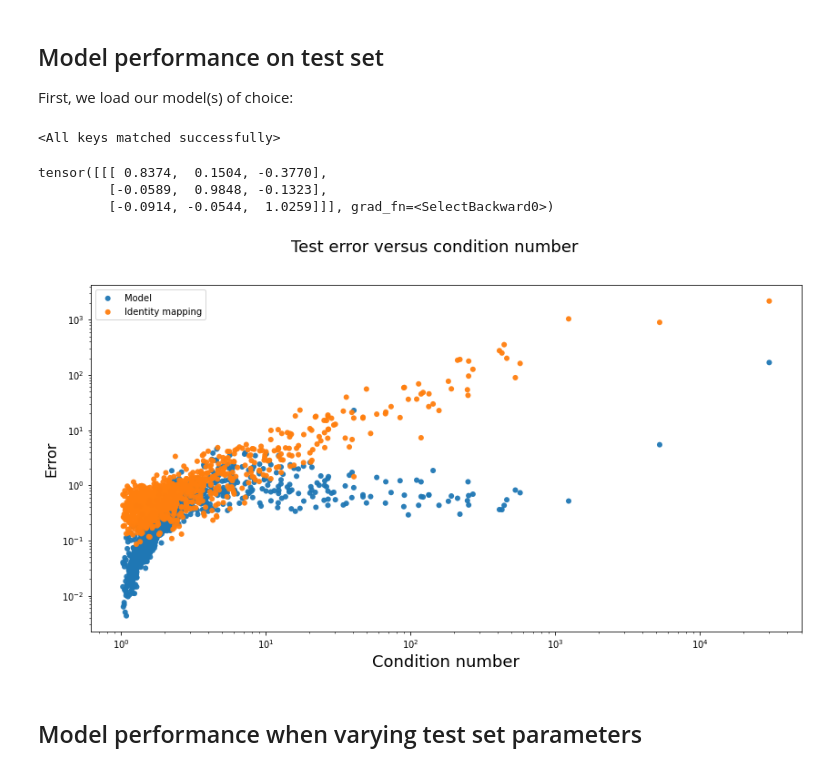
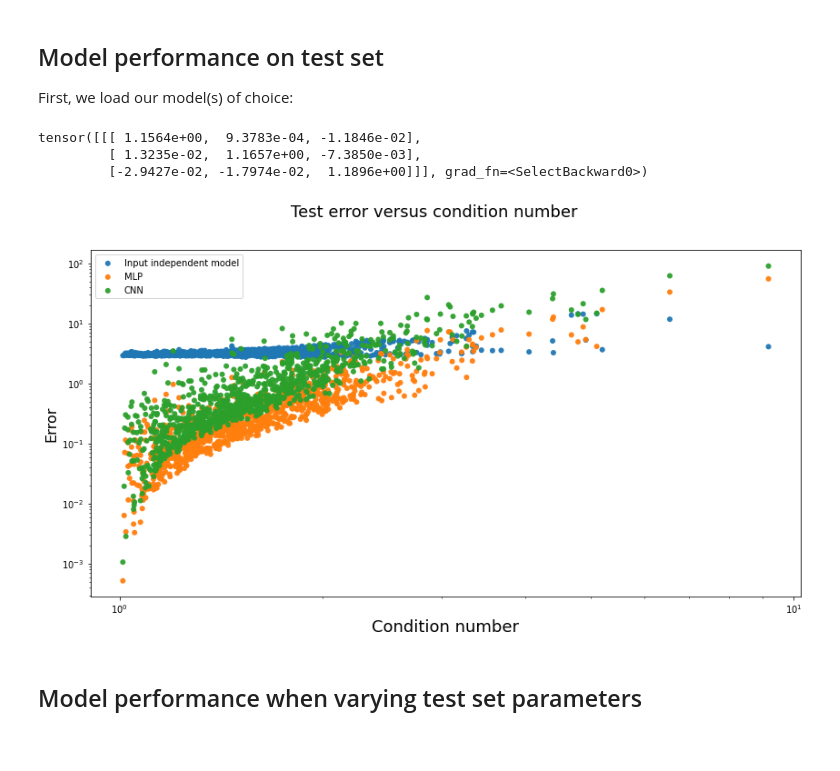
Before and after one commit to esa/neuralg, a Jupyter notebook: Model_Evaluation.ipynb, the cells around one changed output. Saved outputs shown, nothing was run; the diff lists cells and outputs as text; code cells hidden in the pictures.

```diff
--- a/Model_Evaluation.ipynb
+++ b/Model_Evaluation.ipynb
@@ -29,28 +31,33 @@ where the elements of $M$ are sampled independently from a standard normal distr
 # %%
 class MatrixTestSet():
     #Generate a test set of N matrices of dimension d.
-    #Eigenvalues for eact matrix are sampled from a d-variate normal distribution with mean vector mu and covariance matrix sigma
-    #Resulting matrices are generated via similarity transformatins using random matrices
-    def __init__(self,N,mu,sigma,d = 3,diagonal = False, triangular = False):
+    #Eigenvalues for each matrix are sampled from a d-variate normal distribution with mean vector mu and covariance matrix sigma
+    #Resulting matrices are generated via similarity transformatins using random matrices.
+    def __init__(self,N,mu,sigma,d = 3,diagonal = False, triangular = False, similar = True):
         self.d = d
         D = np.random.multivariate_normal(mu,sigma,size = (N,1))
         D =  np.eye(D.shape[2])*D[:,np.newaxis]
         if diagonal:
              self.X = torch.Tensor(D)
         elif triangular:
+            #This is not finished.
             #X = torch.Tensor(np.triu(np.random.randn(N,d,d)))
             #D = torch.Tensor(D)
-            #X[:,].fill_diagonal_(0)
+            #X[:,].fill_diagonal_(D)
             None
         else:
-            M = np.random.randn(N,1,d,d)
+            if similar:
+                M = np.random.randn(d,d)
+            else:
+                M = np.random.randn(N,1,d,d)
             X = np.matmul(np.matmul(M,D),np.linalg.inv(M))
             self.X = torch.Tensor(X)
+
         self.Y = torch.linalg.inv(self.X) #Could maybe expand to other operations
 
     def get_error(self,model):
         id = torch.eye(self.d)
-        return (torch.matmul(model(self.X),self.Y) - id).square().mean((2,3)).detach().numpy()
+        return (torch.matmul(model(self.X),self.Y) - id).square().sum((2,3)).detach().numpy()
     def get_cond(self):
         return torch.linalg.cond(self.X).detach().numpy()
 # %% [markdown]
@@ -101,13 +108,15 @@ As a general note, eigenvalues close to zero implies that matrices are near-sing
 # %% [markdown]
 ## Model performance on test set
 First, we load our model(s) of choice:
-# %%
-#model1 = MLP()
-model = ConvNet.ConvNet()
-#model1.load_state_dict(torch.load("MLP.pt"))
-model.load_state_dict(torch.load("CNNmu1sigma02.pt"))
-# %% [output]
-<All keys matched successfully>
+# %%
+model1 = MLP.MLP()
+model2 = ConvNet.ConvNet()
+model1.load_state_dict(torch.load("MLP_mu1sigma02_similar.pt"))
+model2.load_state_dict(torch.load("CNN_mu1sigma02_similar.pt"))
+input_independent_model = ConvNet.ConvNet()
+input_independent_model.load_state_dict(torch.load("CNN_Input_Independent.pt"))
+models = [input_independent_model,model1,model2]
+handles = ['Input independent model',"MLP", "CNN"]
 # %%
 # Test set parameters. Initially, we set this to same as the training set.
 N = 1000
@@ -115,26 +124,27 @@ d = 3
 mu = 1*np.ones((d))
 sigma = 0.2**2*np.eye(d)
 # %%
+# Lets visualize the test errors
 TestSet = MatrixTestSet(N,mu,sigma)
-errors = TestSet.get_error(model)
 cond = TestSet.get_cond()
-
 fig = plt.figure()
 ax = plt.gca()
-plt.scatter(cond,errors, alpha=0.95, edgecolors='none', label = 'Model')
-plt.scatter(cond,torch.matmul(TestSet.X,TestSet.X).square().mean((2,3)).detach().numpy(), alpha=0.95, edgecolors='none',label = 'Identity mapping')
+
+for model in models:
+    errors = TestSet.get_error(model)
+    plt.scatter(cond,errors, alpha=0.95, edgecolors='none')# label = 'Model')
+
 ax.set_yscale('log')
 ax.set_xscale('log')
 fig.suptitle('Test error versus condition number', fontsize=18)
 plt.xlabel('Condition number', fontsize=18)
 ylab = plt.ylabel('Error', fontsize=16)
-ax.legend()
-print(model(TestSet.X)[1])
+ax.legend(handles)
 # %% [output]
-tensor([[[ 0.8374,  0.1504, -0.3770],
-         [-0.0589,  0.9848, -0.1323],
-         [-0.0914, -0.0544,  1.0259]]], grad_fn=<SelectBackward0>)
+tensor([[[ 1.1564e+00,  9.3783e-04, -1.1846e-02],
+         [ 1.3235e-02,  1.1657e+00, -7.3850e-03],
+         [-2.9427e-02, -1.7974e-02,  1.1896e+00]]], grad_fn=<SelectBackward0>)
-[figure, old version]
+[figure, new version]
 # %% [markdown]
 ## Model performance when varying test set parameters
 # %%
```
Also changed, not shown: parts of 3 cells of this notebook, 5 other files.
